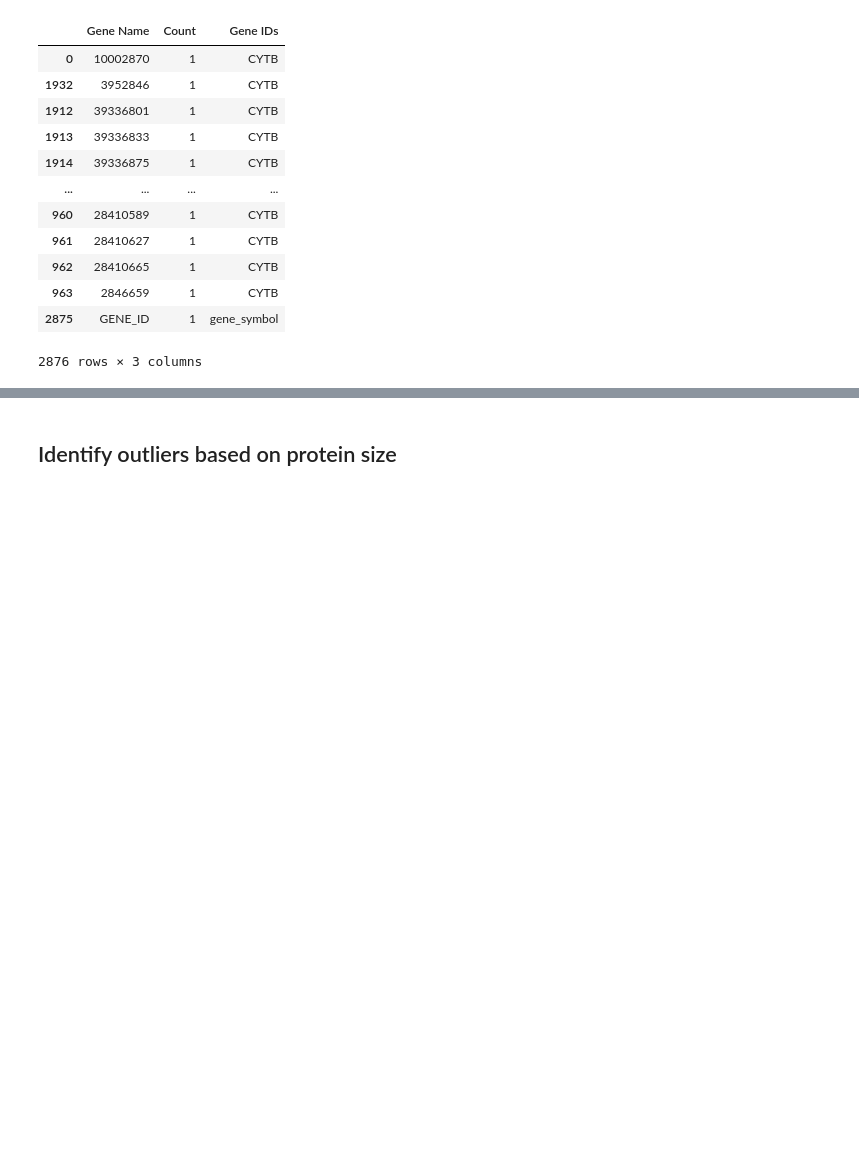
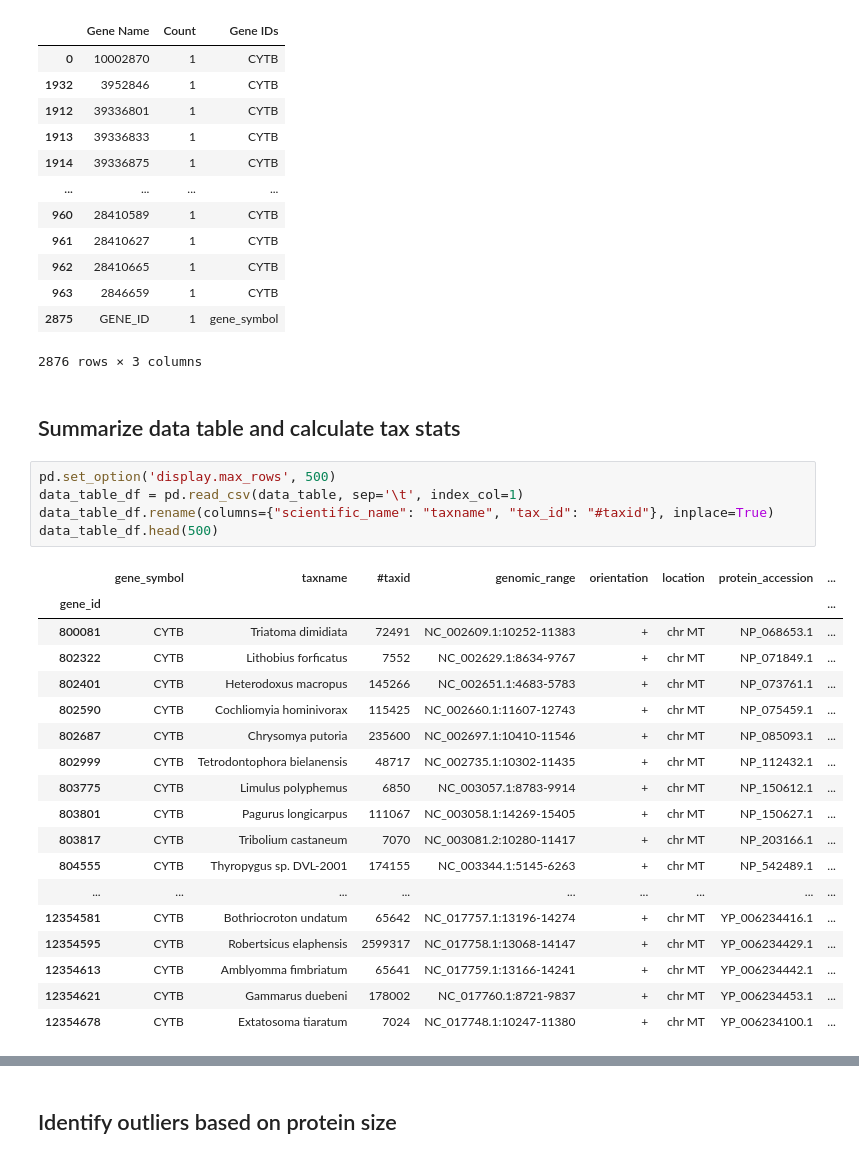
Before and after one commit to NCBI-Codeathons/Marker-Gene-Validator, a Jupyter notebook: marker_gene.ipynb, the cells around one changed output, grey strips where cells are left out. Cells and saved outputs as stored; diff of their text form; blank space fills up the shorter version.

```diff
--- a/marker_gene.ipynb
+++ b/marker_gene.ipynb
@@ -77,3 +77,29 @@ display(df.sort_values(by=['Count'], ascending=False))
 | 963 | 2846659 | 1 | CYTB |
 | 2875 | GENE_ID | 1 | gene_symbol |
 2876 rows × 3 columns
+# %% [markdown]
+## Summarize data table and calculate tax stats
+# %%
+pd.set_option('display.max_rows', 500)
+data_table_df = pd.read_csv(data_table, sep='\t', index_col=1)
+data_table_df.rename(columns={"scientific_name": "taxname", "tax_id": "#taxid"}, inplace=True)
+data_table_df.head(500)
+# %% [output]
+|  | gene_symbol | taxname | #taxid | genomic_range | orientation | location | protein_accession | ... |
+| gene_id |  |  |  |  |  |  |  | ... |
+| 800081 | CYTB | Triatoma dimidiata | 72491 | NC_002609.1:10252-11383 | + | chr MT | NP_068653.1 | ... |
+| 802322 | CYTB | Lithobius forficatus | 7552 | NC_002629.1:8634-9767 | + | chr MT | NP_071849.1 | ... |
+| 802401 | CYTB | Heterodoxus macropus | 145266 | NC_002651.1:4683-5783 | + | chr MT | NP_073761.1 | ... |
+| 802590 | CYTB | Cochliomyia hominivorax | 115425 | NC_002660.1:11607-12743 | + | chr MT | NP_075459.1 | ... |
+| 802687 | CYTB | Chrysomya putoria | 235600 | NC_002697.1:10410-11546 | + | chr MT | NP_085093.1 | ... |
+| 802999 | CYTB | Tetrodontophora bielanensis | 48717 | NC_002735.1:10302-11435 | + | chr MT | NP_112432.1 | ... |
+| 803775 | CYTB | Limulus polyphemus | 6850 | NC_003057.1:8783-9914 | + | chr MT | NP_150612.1 | ... |
+| 803801 | CYTB | Pagurus longicarpus | 111067 | NC_003058.1:14269-15405 | + | chr MT | NP_150627.1 | ... |
+| 803817 | CYTB | Tribolium castaneum | 7070 | NC_003081.2:10280-11417 | + | chr MT | NP_203166.1 | ... |
+| 804555 | CYTB | Thyropygus sp. DVL-2001 | 174155 | NC_003344.1:5145-6263 | + | chr MT | NP_542489.1 | ... |
+| ... | ... | ... | ... | ... | ... | ... | ... | ... |
+| 12354581 | CYTB | Bothriocroton undatum | 65642 | NC_017757.1:13196-14274 | + | chr MT | YP_006234416.1 | ... |
+| 12354595 | CYTB | Robertsicus elaphensis | 2599317 | NC_017758.1:13068-14147 | + | chr MT | YP_006234429.1 | ... |
+| 12354613 | CYTB | Amblyomma fimbriatum | 65641 | NC_017759.1:13166-14241 | + | chr MT | YP_006234442.1 | ... |
+| 12354621 | CYTB | Gammarus duebeni | 178002 | NC_017760.1:8721-9837 | + | chr MT | YP_006234453.1 | ... |
+| 12354678 | CYTB | Extatosoma tiaratum | 7024 | NC_017748.1:10247-11380 | + | chr MT | YP_006234100.1 | ... |
```
Also changed, not shown: parts of 25 cells of this notebook.
